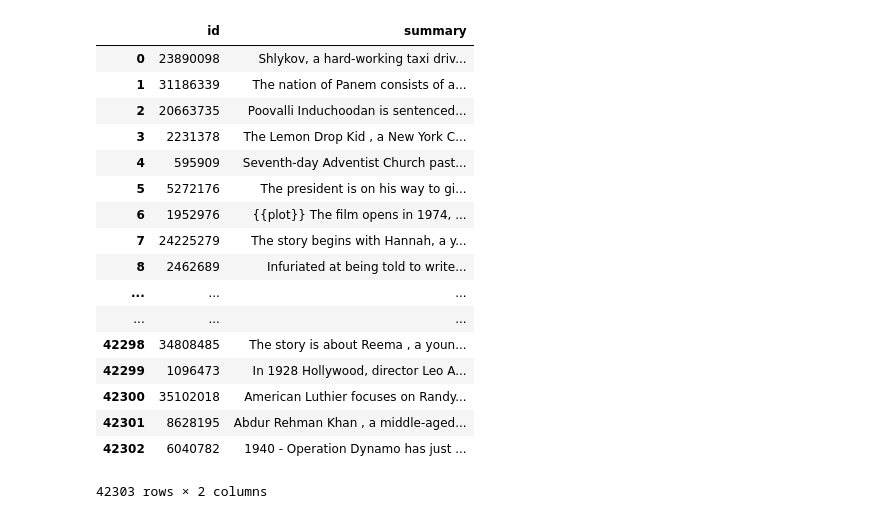
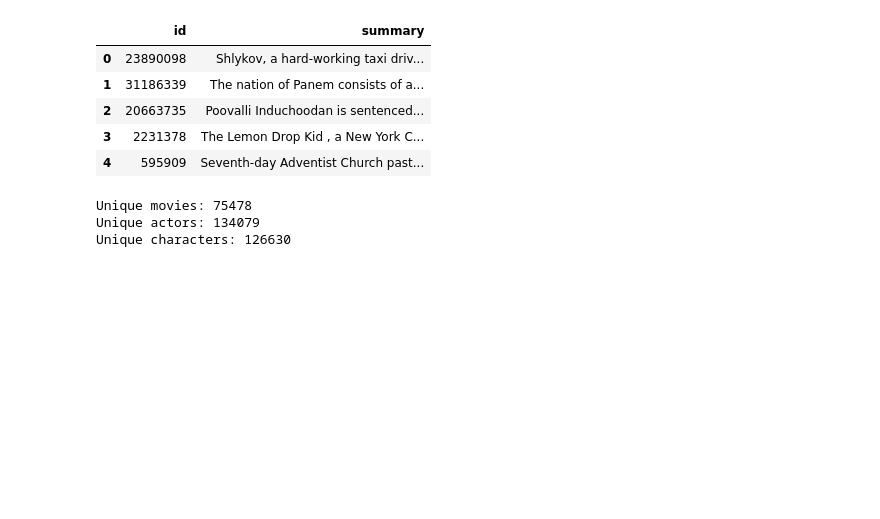
Before and after one commit to epfl-ada/ada-2022-project-northamericans, a Jupyter notebook: CMU Reviews.ipynb, the cells around one changed output. Drawn from its saved outputs; the diff is of its cells as text; code cells hidden in the pictures; blank space fills up the shorter version.

```diff
--- a/CMU Reviews.ipynb
+++ b/CMU Reviews.ipynb
@@ -78,21 +62,18 @@ dataframes["movie.metadata.tsv"]
 # %%
-dataframes["plot_summaries.txt"]
+dataframes["plot_summaries.txt"].head()
 # %% [output]
 |  | id | summary |
 | 0 | 23890098 | Shlykov, a hard-working taxi driv... |
 | 1 | 31186339 | The nation of Panem consists of a... |
 | 2 | 20663735 | Poovalli Induchoodan is sentenced... |
 | 3 | 2231378 | The Lemon Drop Kid , a New York C... |
 | 4 | 595909 | Seventh-day Adventist Church past... |
-| 5 | 5272176 | The president is on his way to gi... |
-| 6 | 1952976 | {{plot}} The film opens in 1974, ... |
-| 7 | 24225279 | The story begins with Hannah, a y... |
-| 8 | 2462689 | Infuriated at being told to write... |
-| ... | ... | ... |
-| ... | ... | ... |
-| 42298 | 34808485 | The story is about Reema , a youn... |
-| 42299 | 1096473 | In 1928 Hollywood, director Leo A... |
-| 42300 | 35102018 | American Luthier focuses on Randy... |
-| 42301 | 8628195 | Abdur Rehman Khan , a middle-aged... |
-| 42302 | 6040782 | 1940 - Operation Dynamo has just ... |
-42303 rows × 2 columns
+# %%
+# Basic info of the datasets regarding actors and movies.
+print(f"Unique movies: {len(dataframes['movie.metadata.tsv']['Movie name'].unique())}")
+print(f"Unique actors: {len(dataframes['character.metadata.tsv']['Actor Name'].unique())}")
+print(f"Unique characters: {len(dataframes['character.metadata.tsv']['Character Name'].unique())}")
+# %% [output]
+Unique movies: 75478
+Unique actors: 134079
+Unique characters: 126630
```
Also changed, not shown: parts of 11 cells of this notebook.
